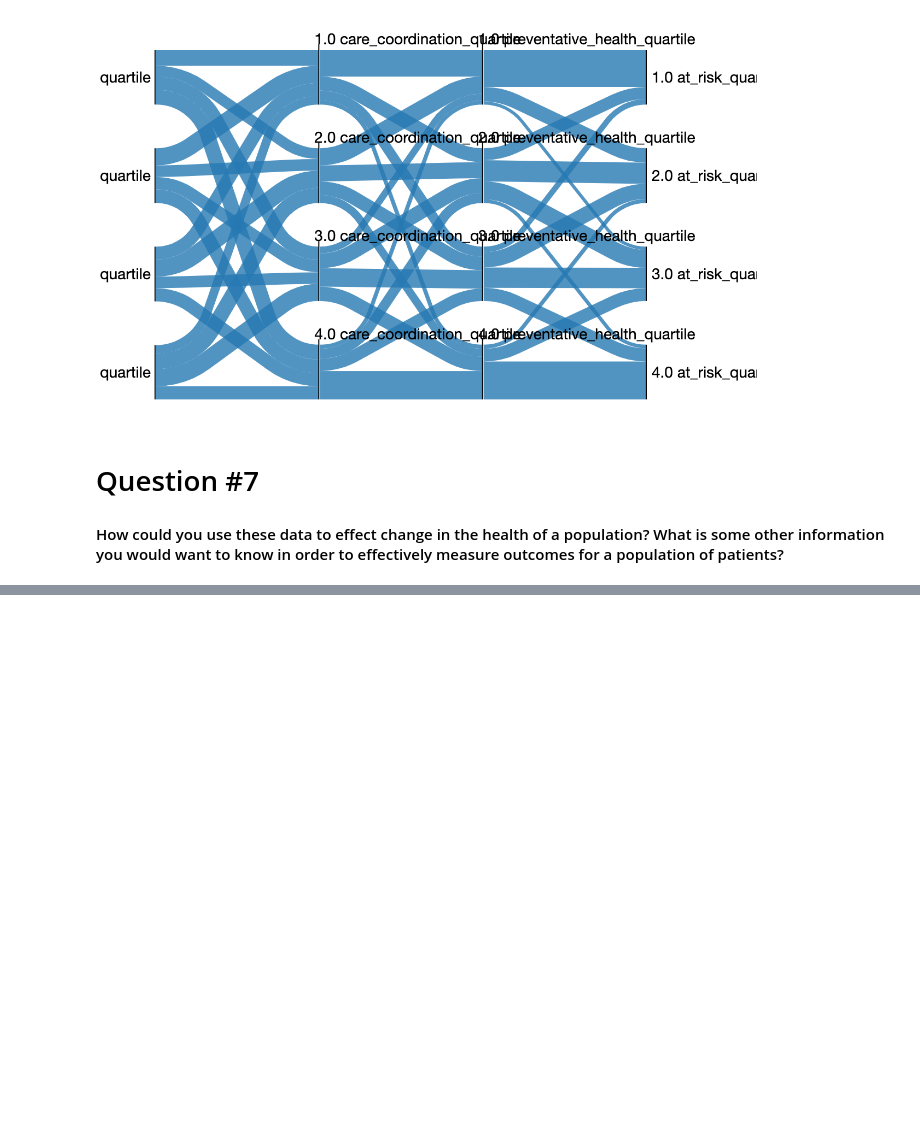
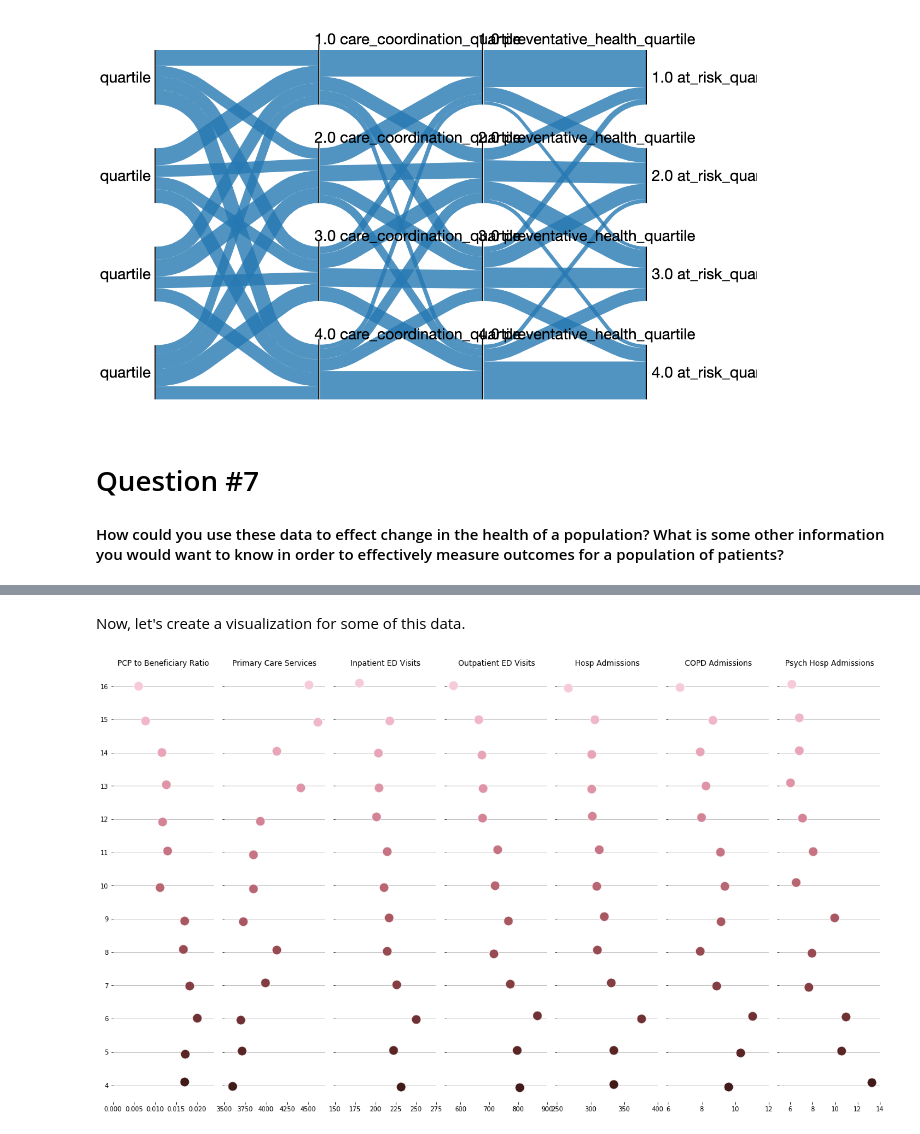
Before and after one commit to MSHCT-DellMed/MSHCT, a Jupyter notebook: ACO Data Analysis.ipynb, the cells around one changed output, grey strips where cells are left out. Drawn from its saved outputs; the diff is of its cells as text; code cells hidden in the pictures; blank space fills up the shorter version.

```diff
--- a/ACO Data Analysis.ipynb
+++ b/ACO Data Analysis.ipynb
@@ -974,0 +1034,49 @@ This is probably why AI is so lackluster in healthcare. People try to use our da
+# %% [markdown]
+Now, let's create a visualization for some of this data.
+# %%
+cols_to_plot = ['total_quartile_scores',
+    'pcp_beneficiary_ratio', 'P_EDV_Vis', 'P_EDV_Vis_HOSP', 'P_EM_PCP_Vis', 'ADM',
+    'ADM_Psych', 'copd_adm'
+]
+
+groupby_df = groupby_df[cols_to_plot]
+
+
+
+groupby_df.columns = ['Total Quartile Score', 'PCP to Beneficiary Ratio', 'Outpatient ED Visits', 'Inpatient ED Visits','Primary Care Services', 'Hosp Admissions', 'Psych Hosp Admissions', 'COPD Admissions']
+
+# Make the PairGrid
+g = sns.PairGrid(
+    groupby_df.sort_values("Total Quartile Score", ascending=True),
+    x_vars = ['PCP to Beneficiary Ratio', 'Primary Care Services', 'Inpatient ED Visits','Outpatient ED Visits', 'Hosp Admissions', 'COPD Admissions', 'Psych Hosp Admissions'],
+    y_vars=["Total Quartile Score"],
+    height=10,
+    aspect=.25
+)
+
+# Draw a dot plot using the stripplot function
+g.map(sns.stripplot, size=15, orient="h",
+      palette="ch:s=1,r=-.1,h=1_r", linewidth=1, edgecolor="w")
+
+# Use the same x axis limits on all columns and add better labels
+g.set(xlabel="", ylabel="")
+
+# Use semantically meaningful titles for the columns
+titles = ['PCP to Beneficiary Ratio', 'Primary Care Services', 'Inpatient ED Visits','Outpatient ED Visits', 'Hosp Admissions', 'COPD Admissions', 'Psych Hosp Admissions']
+
+axis_tuple = [(0, 0.024), (3500, 4700), (150, 275), (550, 900), (250, 400), (6, 12), (5, 14)]
+
+for ax, title, xlim in zip(g.axes.flat, titles, axis_tuple):
+
+
+    # Set a different title for each axes
+    ax.set(xlim=xlim, title=title)
+
+    # Make the grid horizontal instead of vertical
+    ax.xaxis.grid(False)
+    ax.yaxis.grid(True)
+
+sns.despine(left=True, bottom=True)
+plt.gca().invert_yaxis()
+# %% [output]
+[figure, added]
```
Also changed, not shown: parts of 16 cells of this notebook.
